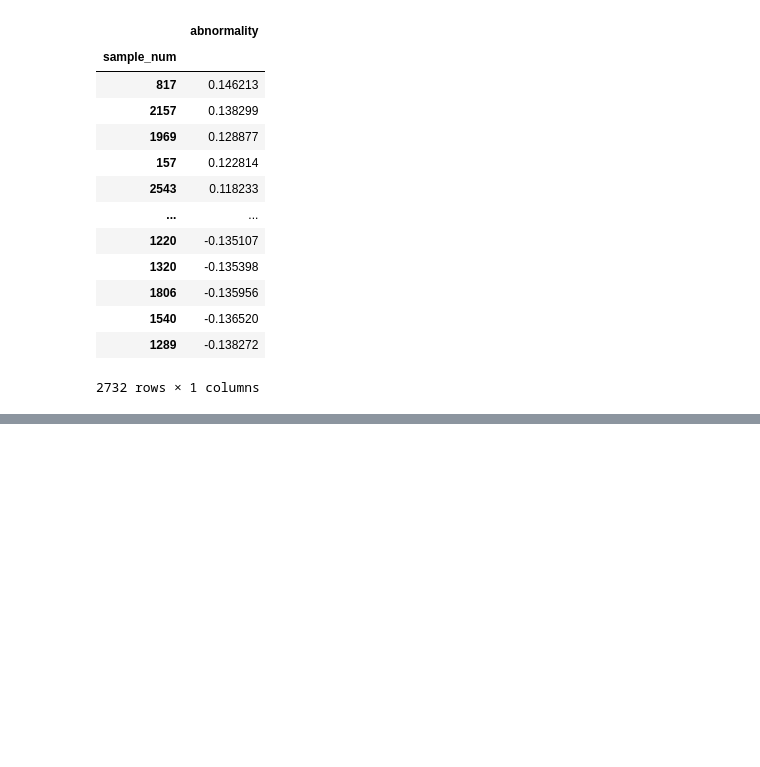
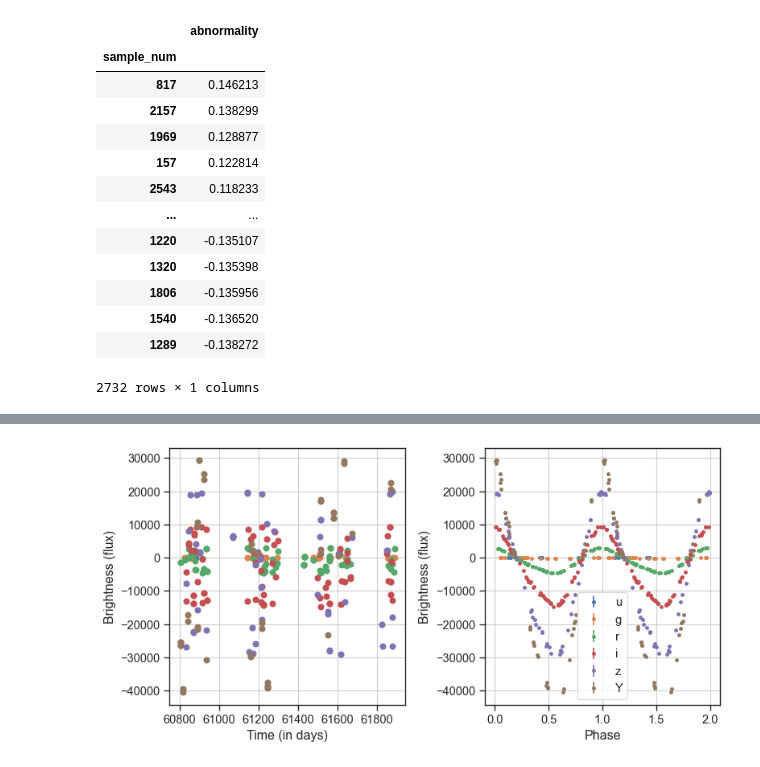
Before and after one commit to sidchaini/DistanceAnomalies, a Jupyter notebook: 03. distances features eda/03c. dcpy outliers.ipynb, the cells around one changed output, grey strips where cells are left out. Cells and saved outputs as stored; diff of their text form; code cells hidden in the pictures; blank space fills up the shorter version.

```diff
--- a/03. distances features eda/03c. dcpy outliers.ipynb
+++ b/03. distances features eda/03c. dcpy outliers.ipynb
@@ -235,0 +324,4 @@ iforest_df
+# %%
+plot_lc(lcdf, 1067946)
+# %% [output]
+[figure, added]
```
Also changed, not shown: parts of 12 cells of this notebook.
